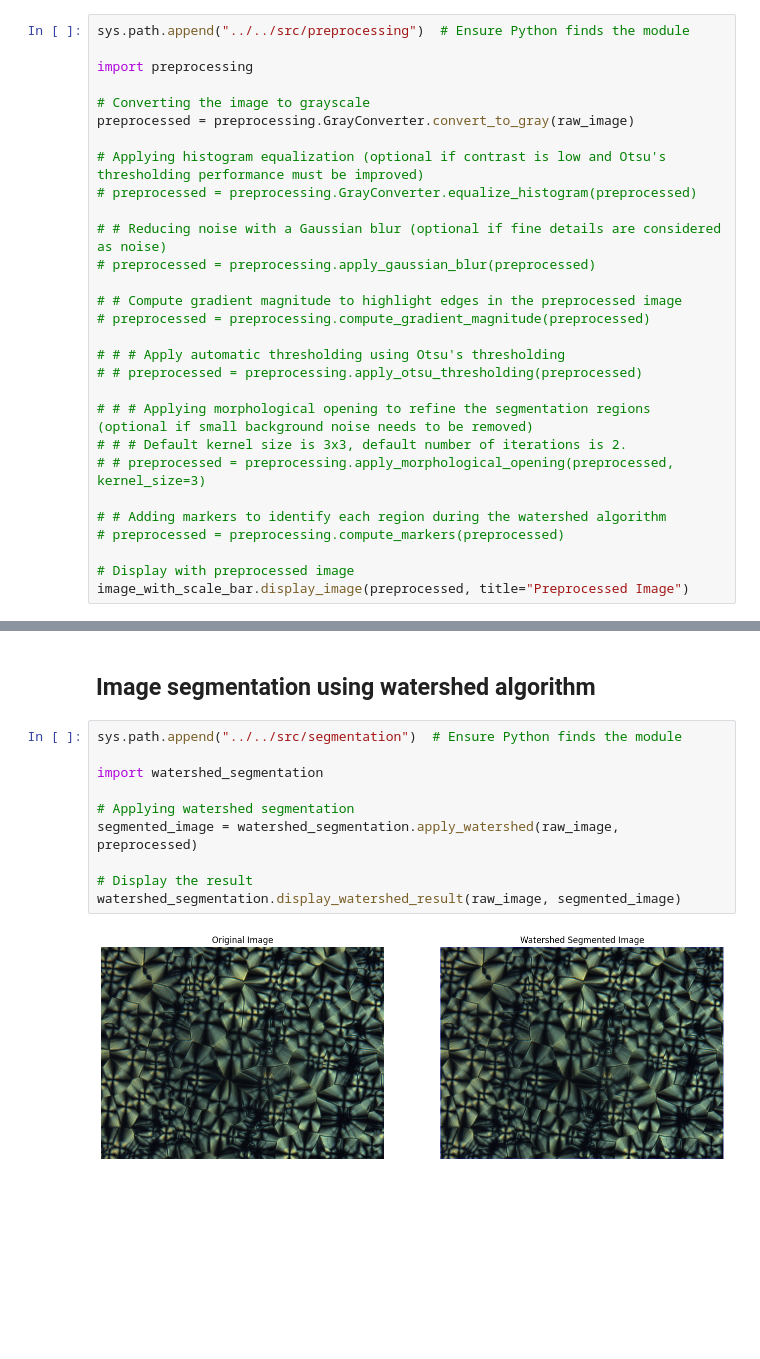
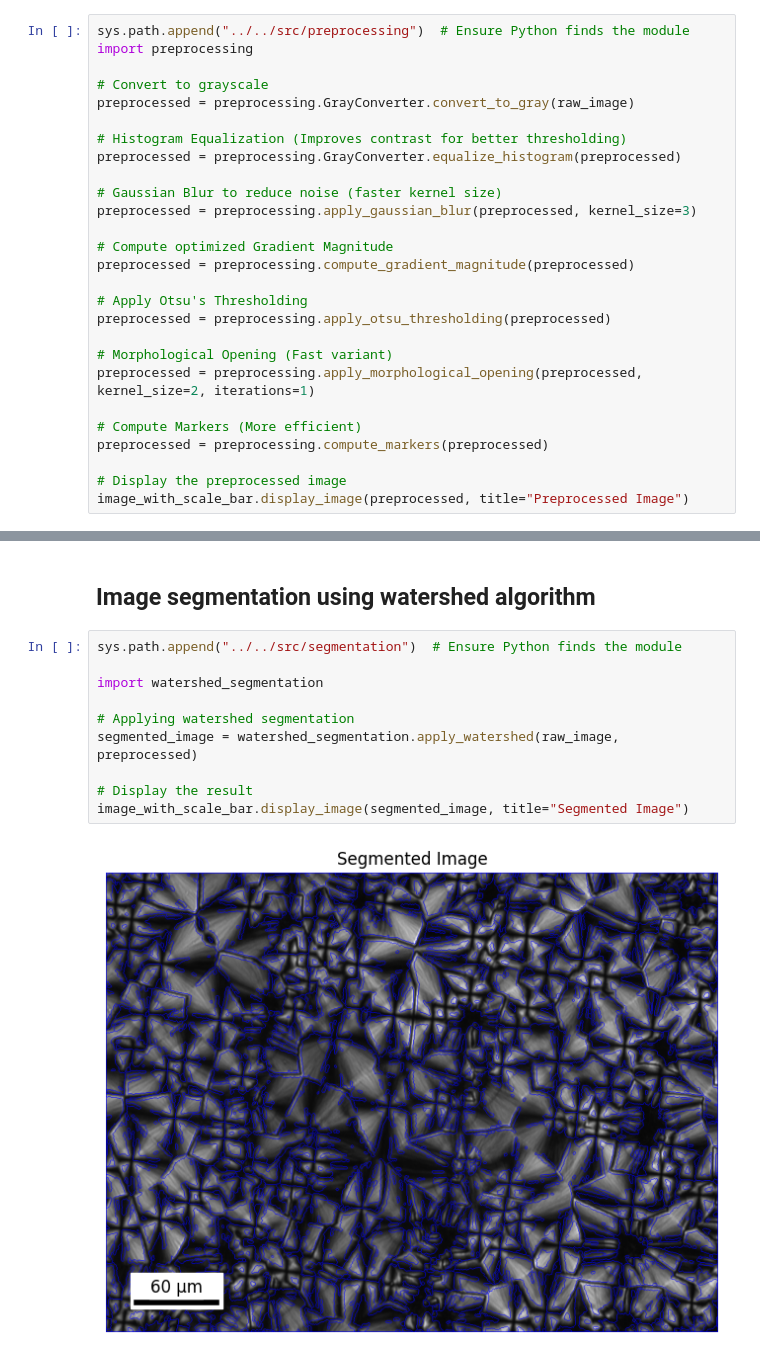
Before and after one commit to PriyaPitawala/cmse802_project, a Jupyter notebook: notebooks/exploratory/main.ipynb, the cells around one changed output, grey strips where cells are left out. Drawn from its saved outputs; the diff is of its cells as text; blank space fills up the shorter version.

```diff
--- a/notebooks/exploratory/main.ipynb
+++ b/notebooks/exploratory/main.ipynb
@@ -23,31 +23,29 @@ image_with_scale_bar.display_image(raw_image, title = "Raw POM Image")
 ## Preprocessing the image
 # %%
 sys.path.append("../../src/preprocessing")  # Ensure Python finds the module
-
 import preprocessing
 
-# Converting the image to grayscale
+# Convert to grayscale
 preprocessed = preprocessing.GrayConverter.convert_to_gray(raw_image)
 
-# Applying histogram equalization (optional if contrast is low and Otsu's thresholding performance must be improved)
-# preprocessed = preprocessing.GrayConverter.equalize_histogram(preprocessed)
+# Histogram Equalization (Improves contrast for better thresholding)
+preprocessed = preprocessing.GrayConverter.equalize_histogram(preprocessed)
 
-# # Reducing noise with a Gaussian blur (optional if fine details are considered as noise)
-# preprocessed = preprocessing.apply_gaussian_blur(preprocessed)
+# Gaussian Blur to reduce noise (faster kernel size)
+preprocessed = preprocessing.apply_gaussian_blur(preprocessed, kernel_size=3)
 
-# # Compute gradient magnitude to highlight edges in the preprocessed image
-# preprocessed = preprocessing.compute_gradient_magnitude(preprocessed)
+# Compute optimized Gradient Magnitude
+preprocessed = preprocessing.compute_gradient_magnitude(preprocessed)
 
-# # # Apply automatic thresholding using Otsu's thresholding
-# # preprocessed = preprocessing.apply_otsu_thresholding(preprocessed)
+# Apply Otsu's Thresholding
+preprocessed = preprocessing.apply_otsu_thresholding(preprocessed)
 
-# # # Applying morphological opening to refine the segmentation regions (optional if small background noise needs to be removed)
-# # # Default kernel size is 3x3, default number of iterations is 2.
-# # preprocessed = preprocessing.apply_morphological_opening(preprocessed, kernel_size=3)
+# Morphological Opening (Fast variant)
+preprocessed = preprocessing.apply_morphological_opening(preprocessed, kernel_size=2, iterations=1)
 
-# # Adding markers to identify each region during the watershed algorithm
-# preprocessed = preprocessing.compute_markers(preprocessed)
+# Compute Markers (More efficient)
+preprocessed = preprocessing.compute_markers(preprocessed)
 
-# Display with preprocessed image
+# Display the preprocessed image
 image_with_scale_bar.display_image(preprocessed, title="Preprocessed Image")
 # %% [output]
@@ -57,12 +55,12 @@ image_with_scale_bar.display_image(preprocessed, title="Preprocessed Image")
 # %%
 sys.path.append("../../src/segmentation")  # Ensure Python finds the module
 
 import watershed_segmentation
 
 # Applying watershed segmentation
 segmented_image = watershed_segmentation.apply_watershed(raw_image, preprocessed)
 
 # Display the result
-watershed_segmentation.display_watershed_result(raw_image, segmented_image)
+image_with_scale_bar.display_image(segmented_image, title="Segmented Image")
 # %% [output]
-[figure, old version]
+[figure, new version]
```
Also changed, not shown: parts of 2 cells of this notebook, 1 other file.
